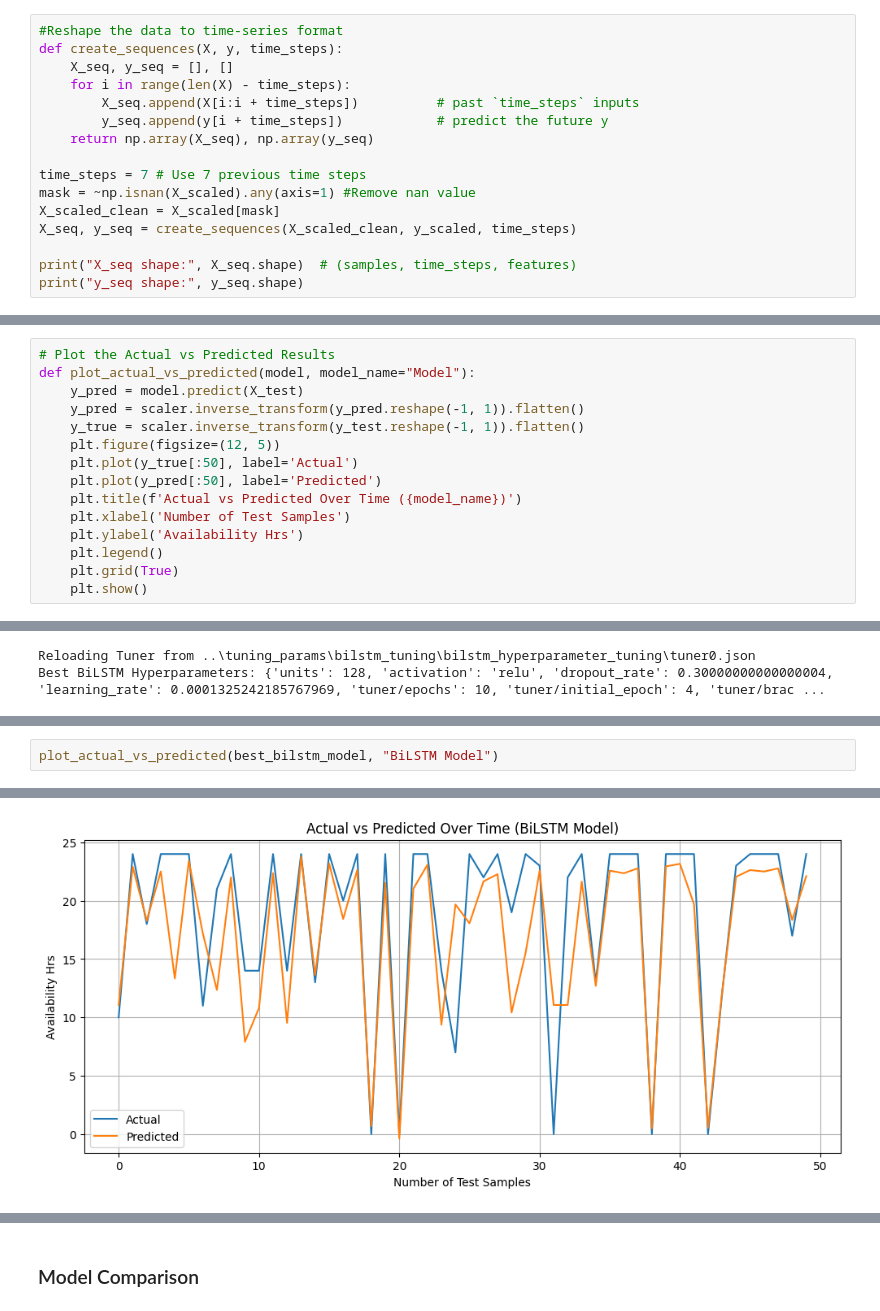
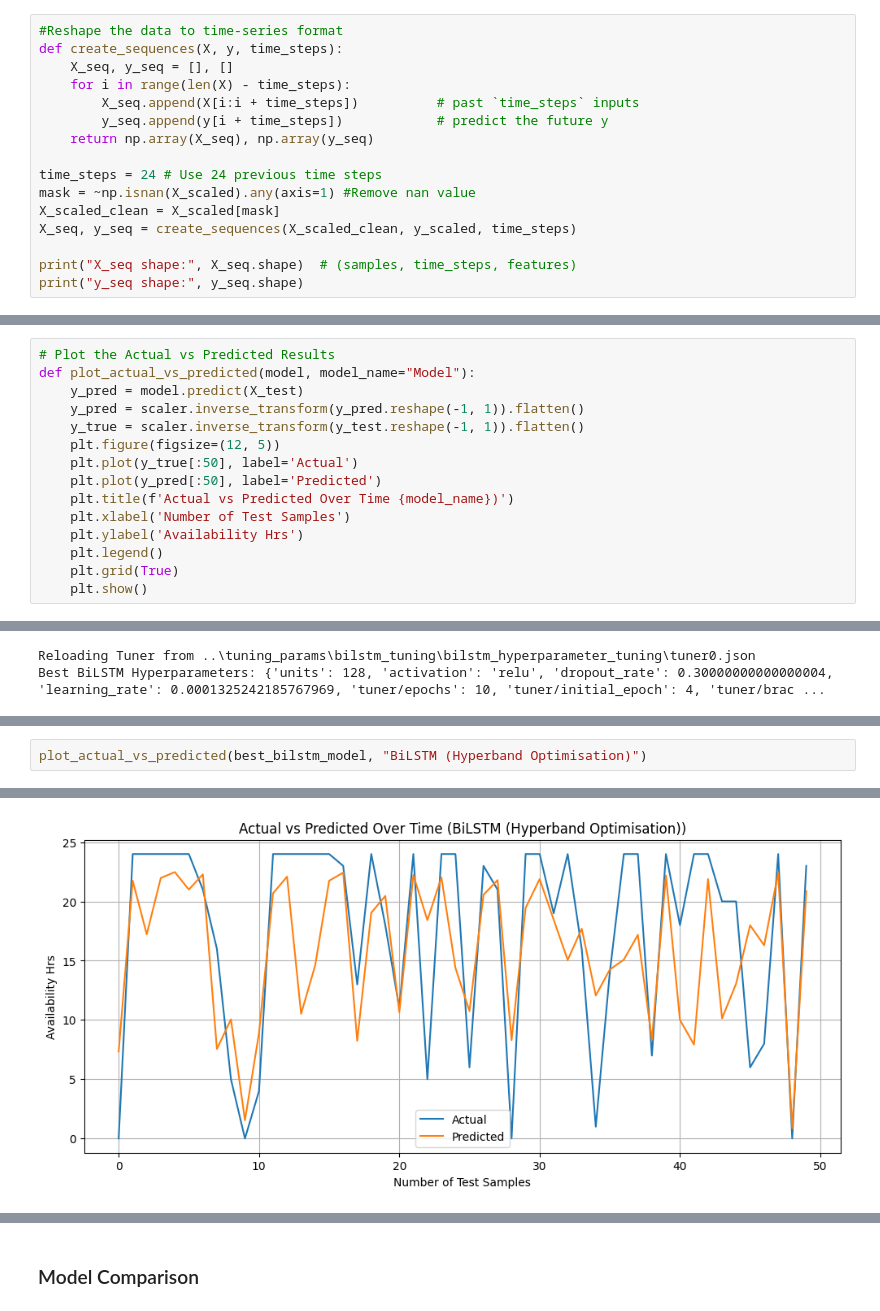
Before and after one commit to Giwa-ibrahim/power-system-availabilty, a Jupyter notebook: src/model_train.ipynb, the cells around one changed output, grey strips where cells are left out. Saved outputs shown, nothing was run; the diff lists cells and outputs as text.

```diff
--- a/src/model_train.ipynb
+++ b/src/model_train.ipynb
@@ -222,7 +222,7 @@ def create_sequences(X, y, time_steps):
         y_seq.append(y[i + time_steps])            # predict the future y
     return np.array(X_seq), np.array(y_seq)
 
-time_steps = 7 # Use 7 previous time steps
+time_steps = 24 # Use 24 previous time steps
 mask = ~np.isnan(X_scaled).any(axis=1) #Remove nan value
 X_scaled_clean = X_scaled[mask]
 X_seq, y_seq = create_sequences(X_scaled_clean, y_scaled, time_steps)
@@ -330,7 +330,7 @@ def plot_actual_vs_predicted(model, model_name="Model"):
     plt.figure(figsize=(12, 5))
     plt.plot(y_true[:50], label='Actual')
     plt.plot(y_pred[:50], label='Predicted')
-    plt.title(f'Actual vs Predicted Over Time ({model_name})')
+    plt.title(f'Actual vs Predicted Over Time {model_name})')
     plt.xlabel('Number of Test Samples')
     plt.ylabel('Availability Hrs')
     plt.legend()
@@ -1279,3 +1515,3 @@ bilstm_best_metrics_dict
 # %%
-plot_actual_vs_predicted(best_bilstm_model, "BiLSTM Model")
+plot_actual_vs_predicted(best_bilstm_model, "BiLSTM (Hyperband Optimisation)")
 # %% [output]
@@ -1283 +1519 @@ plot_actual_vs_predicted(best_bilstm_model, "BiLSTM Model")
-[figure, old version]
+[figure, new version]
```
Also changed, not shown: parts of 121 cells of this notebook, 5 other files.
